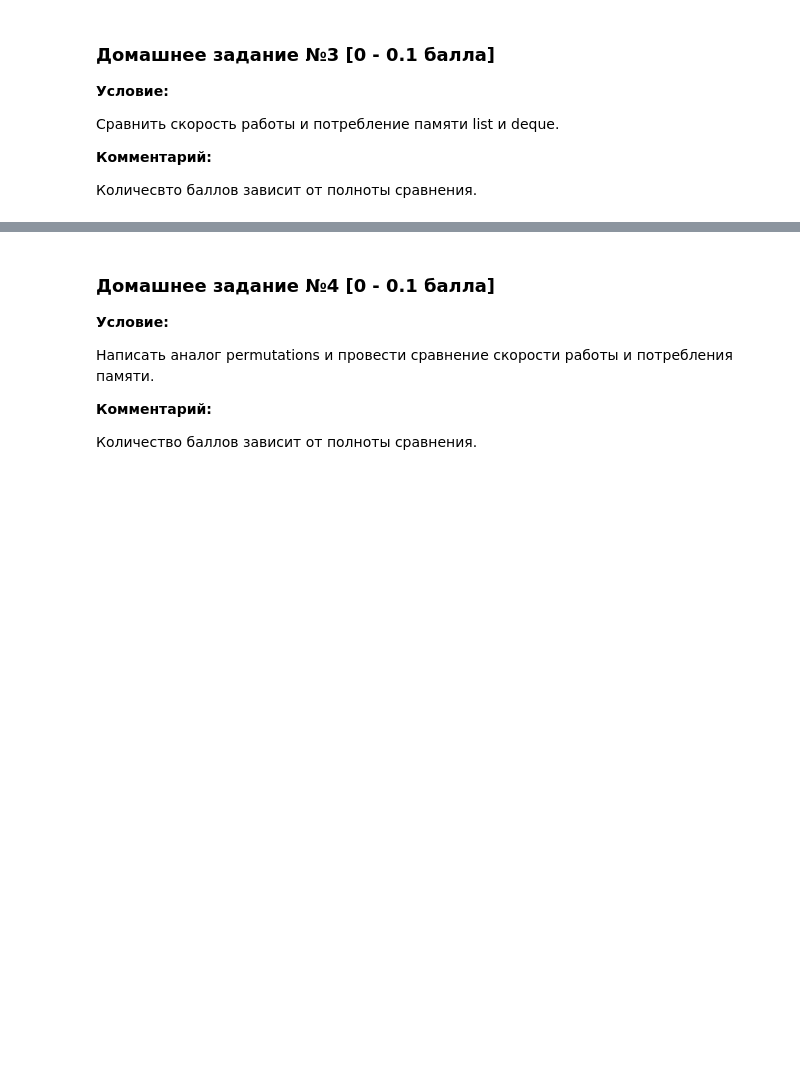
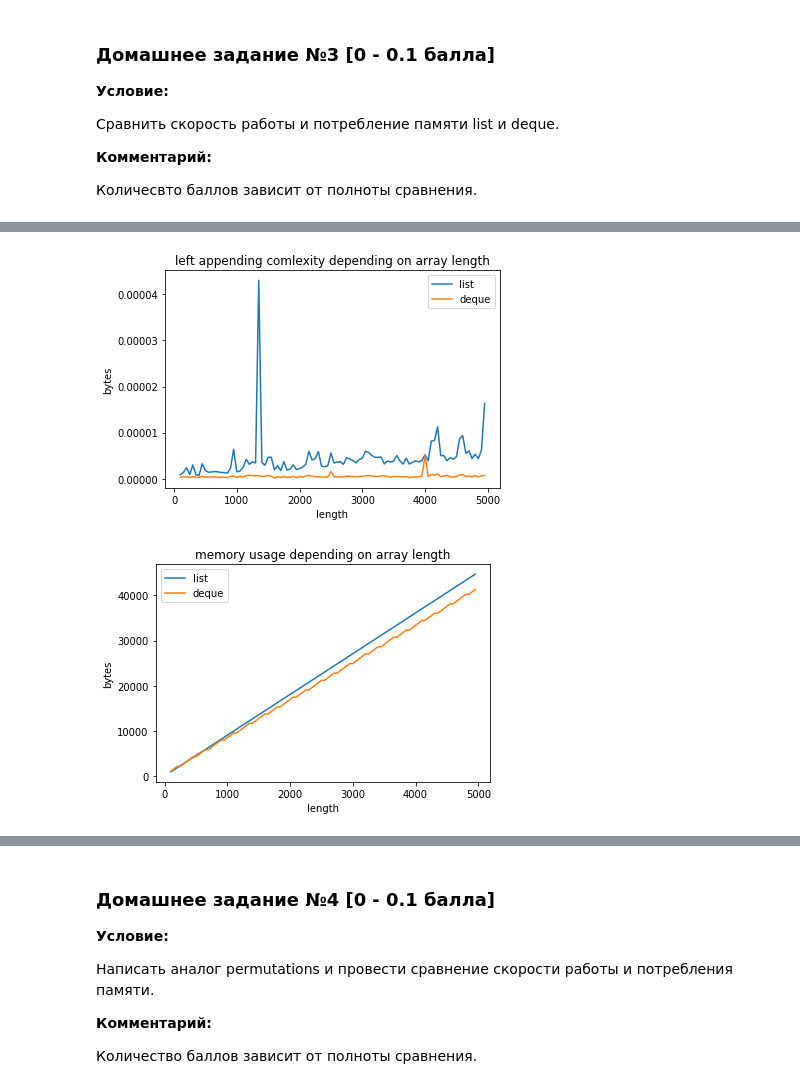
Before and after one commit to MarkLyubimov/advanced_python_2019, a Jupyter notebook: hw_1.ipynb, the cells around one changed output, grey strips where cells are left out. Cells and saved outputs as stored; diff of their text form; code cells hidden in the pictures; blank space fills up the shorter version.

```diff
--- a/hw_1.ipynb
+++ b/hw_1.ipynb
@@ -335,0 +346,3 @@ list_time.mean(), list_time.std()
+# %%
+comparison_function(left_append=True)
+# %% [output]
@@ -335,0 +350,2 @@ list_time.mean(), list_time.std()
+[figure, added]
+[figure, added]
```
Also changed, not shown: parts of 17 cells of this notebook.
